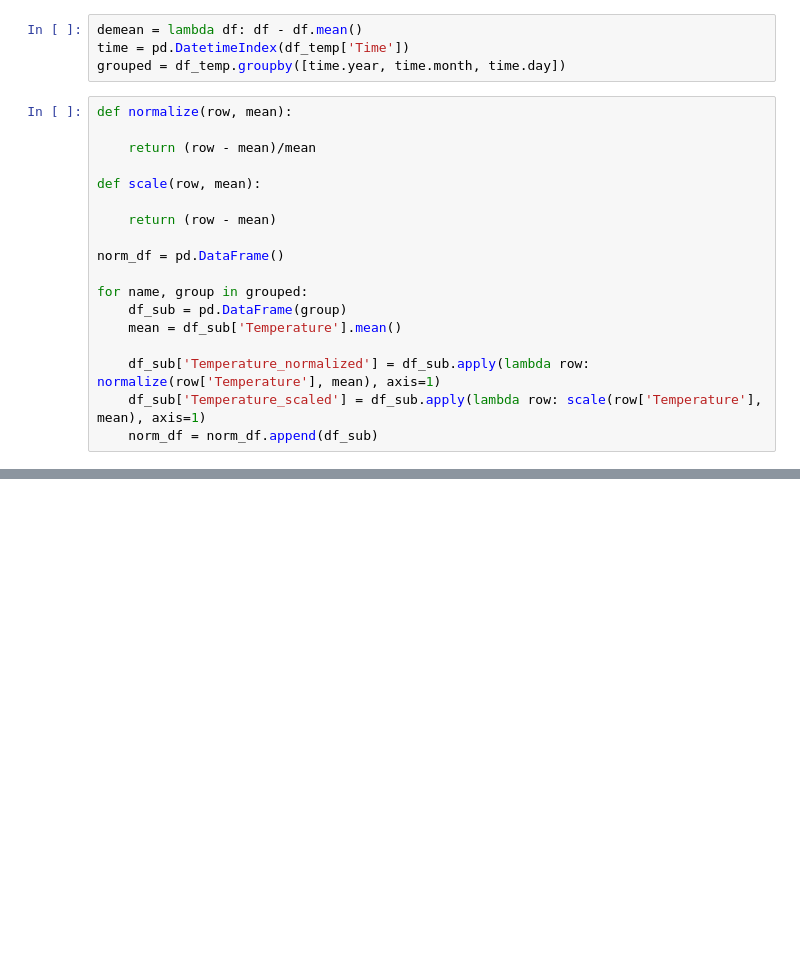
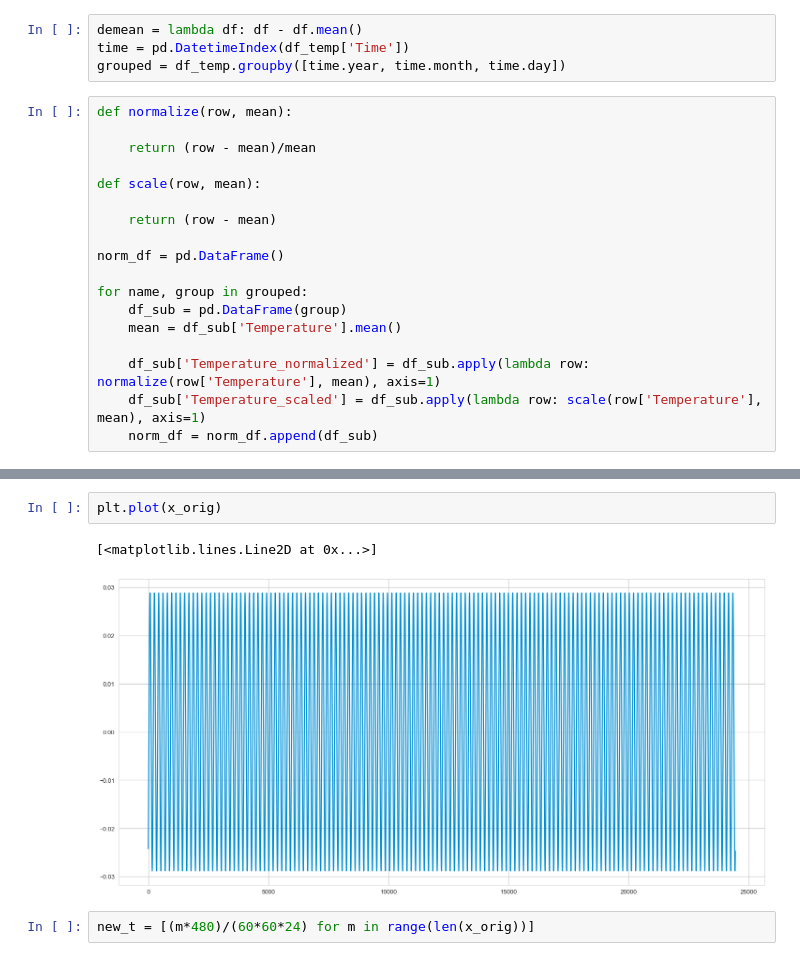
Before and after one commit to palindrome6/modelling_and_simulation, a Jupyter notebook: Signal_analysis.ipynb, the cells around one changed output, grey strips where cells are left out. Saved outputs shown, nothing was run; the diff lists cells and outputs as text; blank space fills up the shorter version.

```diff
--- a/Signal_analysis.ipynb
+++ b/Signal_analysis.ipynb
@@ -60,0 +114,7 @@ freqs = np.fft.fftfreq(len(norm_df['Temperature_normalized'])) * (1/480)
+# %%
+plt.plot(x_orig)
+# %% [output]
+[<matplotlib.lines.Line2D at 0x...>]
+[figure, added]
+# %%
+new_t = [(m*480)/(60*60*24) for m in range(len(x_orig))]
```
Also changed, not shown: parts of 20 cells of this notebook.
